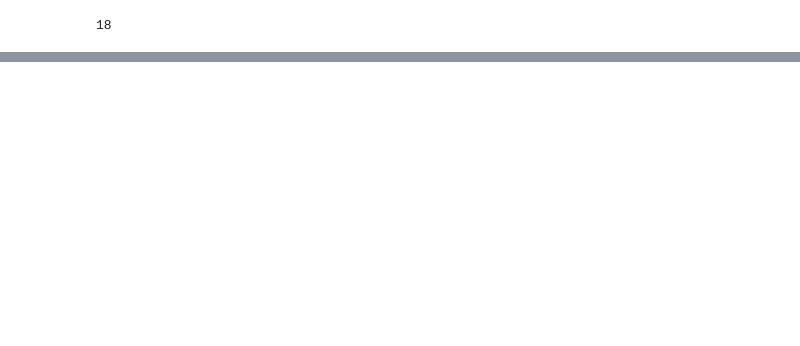
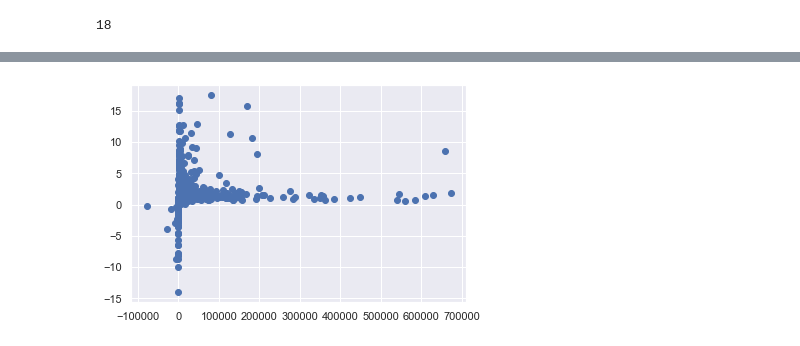
Before and after one commit to tmdrake13/BankFind, a Jupyter notebook: Longitudinal.ipynb, the cells around one changed output, grey strips where cells are left out. Saved outputs shown, nothing was run; the diff lists cells and outputs as text; code cells hidden in the pictures; blank space fills up the shorter version.

```diff
--- a/Longitudinal.ipynb
+++ b/Longitudinal.ipynb
@@ -81,0 +52,25 @@ cdataf = cdata.select_dtypes(exclude=['object', 'string'])
+# %%
+flag_cols = []
+for col in cdataf.columns:
+    is_binary = True
+    for num in cdataf[col]:
+        if not (num == 0 or num == 1):
+            is_binary = False
+            break
+    if is_binary:
+        flag_cols.append(col)
+# %%
+flags_to_drop = []
+for flag in flag_cols:
+    avg = sum(cdataf[flag]) / len(cdataf[flag])
+    if avg == 0 or avg == 1:
+        flags_to_drop.append(flag)
+
+cdata2 = cdataf.drop(flags_to_drop, axis=1)
+# %%
+qxcols = []
+for col in cdata2.columns:
+    if col[-1] == 'X' or col[-1] == 'Q':
+        qxcols.append(col)
+
+cdata3 = cdata2.drop(qxcols, axis = 1)
@@ -81,0 +132,12 @@ cdataf = cdata.select_dtypes(exclude=['object', 'string'])
+# %%
+xname = 'NETINC'
+plotdata = cdata3[['ROA', xname]]
+from scipy import stats
+cplotdata = plotdata[(np.abs(stats.zscore(plotdata)) < 3).all(axis=1)]
+# %%
+x = cplotdata[xname]
+y = cplotdata['ROA']
+plt.scatter(x,y)
+plt.show()
+# %% [output]
+[figure, added]
```
Also changed, not shown: parts of 21 cells of this notebook, 4 other files.
